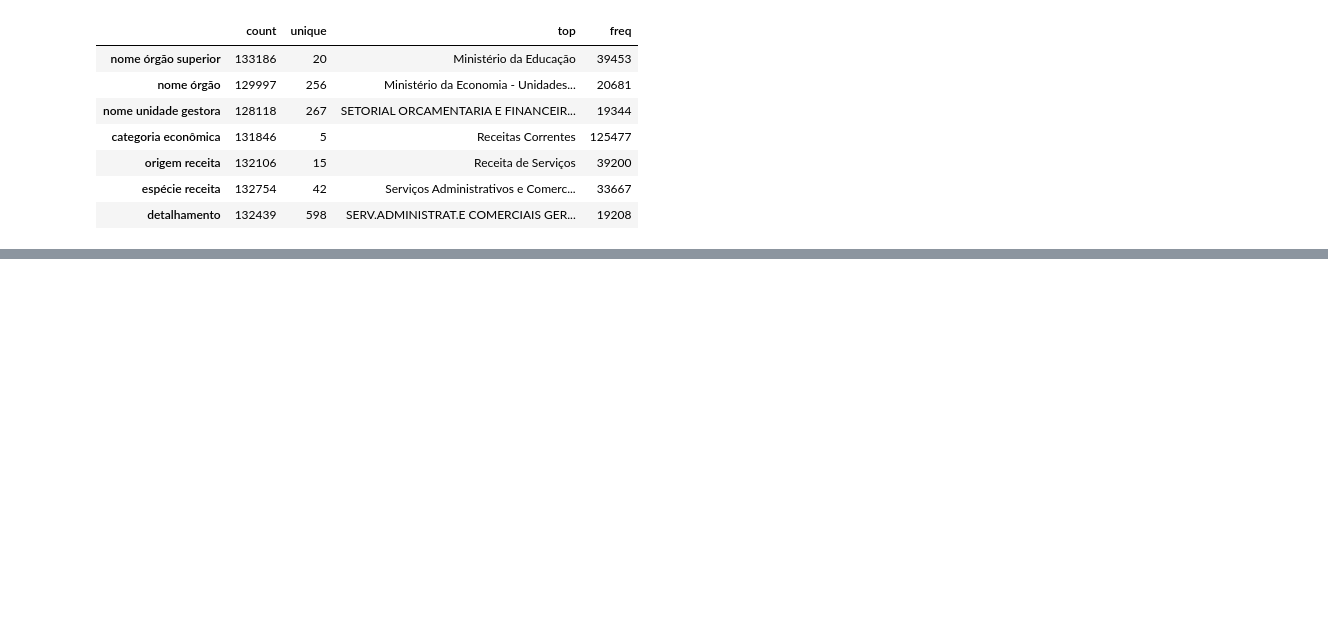
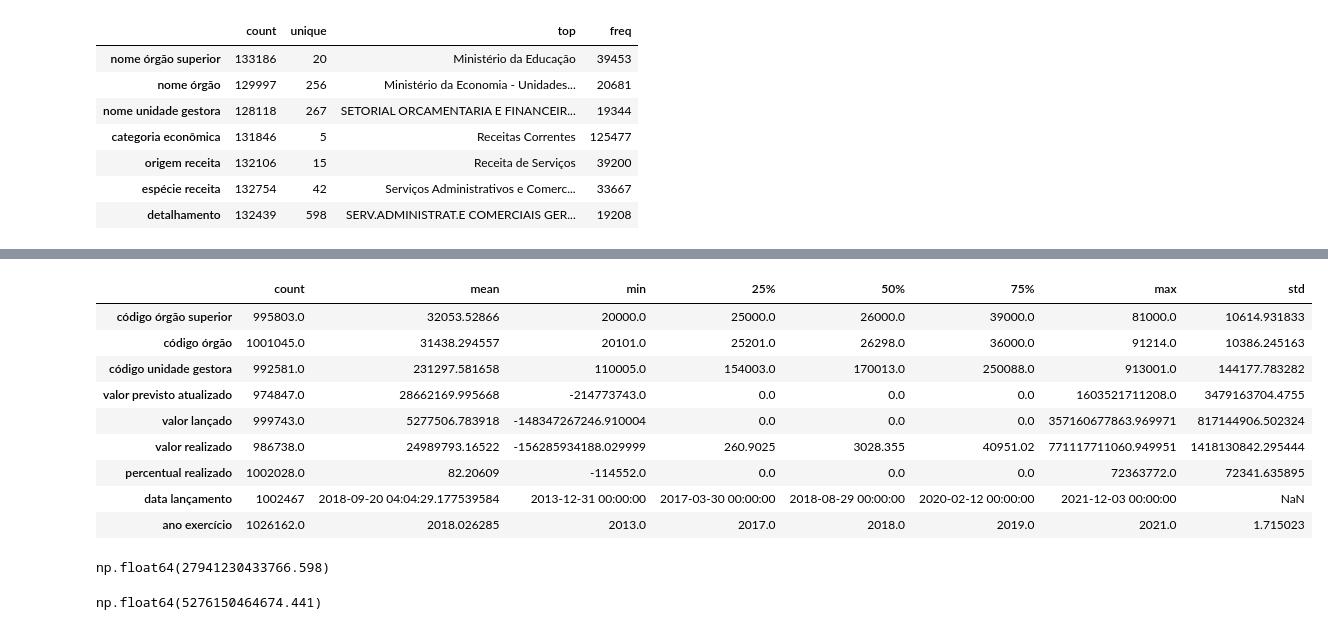
Before and after one commit to jgilsu11/Proyecto2-EDA-Ingresos-Brasil, a Jupyter notebook: EDAs indv.ipynb, the cells around one changed output, grey strips where cells are left out. Cells and saved outputs as stored; diff of their text form; code cells hidden in the pictures; blank space fills up the shorter version.

```diff
--- a/EDAs indv.ipynb
+++ b/EDAs indv.ipynb
@@ -844,0 +877,21 @@ df_21.describe(include= "O").T
+# %%
+df_completa.describe().T
+# %% [output]
+|  | count | mean | min | 25% | 50% | 75% | max | std |
+| código órgão superior | 995803.0 | 32053.52866 | 20000.0 | 25000.0 | 26000.0 | 39000.0 | 81000.0 | 10614.931833 |
+| código órgão | 1001045.0 | 31438.294557 | 20101.0 | 25201.0 | 26298.0 | 36000.0 | 91214.0 | 10386.245163 |
+| código unidade gestora | 992581.0 | 231297.581658 | 110005.0 | 154003.0 | 170013.0 | 250088.0 | 913001.0 | 144177.783282 |
+| valor previsto atualizado | 974847.0 | 28662169.995668 | -214773743.0 | 0.0 | 0.0 | 0.0 | 1603521711208.0 | 3479163704.4755 |
+| valor lançado | 999743.0 | 5277506.783918 | -148347267246.910004 | 0.0 | 0.0 | 0.0 | 357160677863.969971 | 817144906.502324 |
+| valor realizado | 986738.0 | 24989793.16522 | -156285934188.029999 | 260.9025 | 3028.355 | 40951.02 | 771117711060.949951 | 1418130842.295444 |
+| percentual realizado | 1002028.0 | 82.20609 | -114552.0 | 0.0 | 0.0 | 0.0 | 72363772.0 | 72341.635895 |
+| data lançamento | 1002467 | 2018-09-20 04:04:29.177539584 | 2013-12-31 00:00:00 | 2017-03-30 00:00:00 | 2018-08-29 00:00:00 | 2020-02-12 00:00:00 | 2021-12-03 00:00:00 | NaN |
+| ano exercício | 1026162.0 | 2018.026285 | 2013.0 | 2017.0 | 2018.0 | 2019.0 | 2021.0 | 1.715023 |
+# %%
+df_completa["valor previsto atualizado"].sum()
+# %% [output]
+np.float64(27941230433766.598)
+# %%
+df_completa["valor lançado"].sum()
+# %% [output]
+np.float64(5276150464674.441)
```
Also changed, not shown: parts of 46 cells of this notebook.
